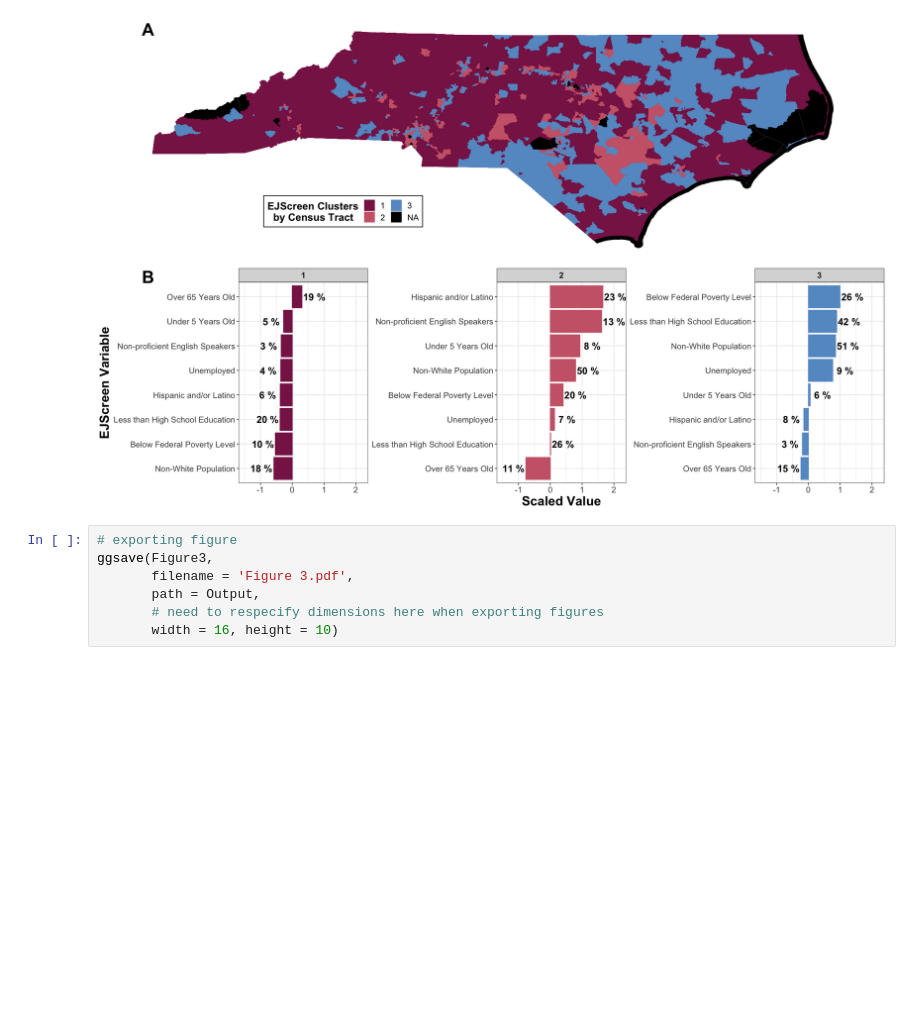
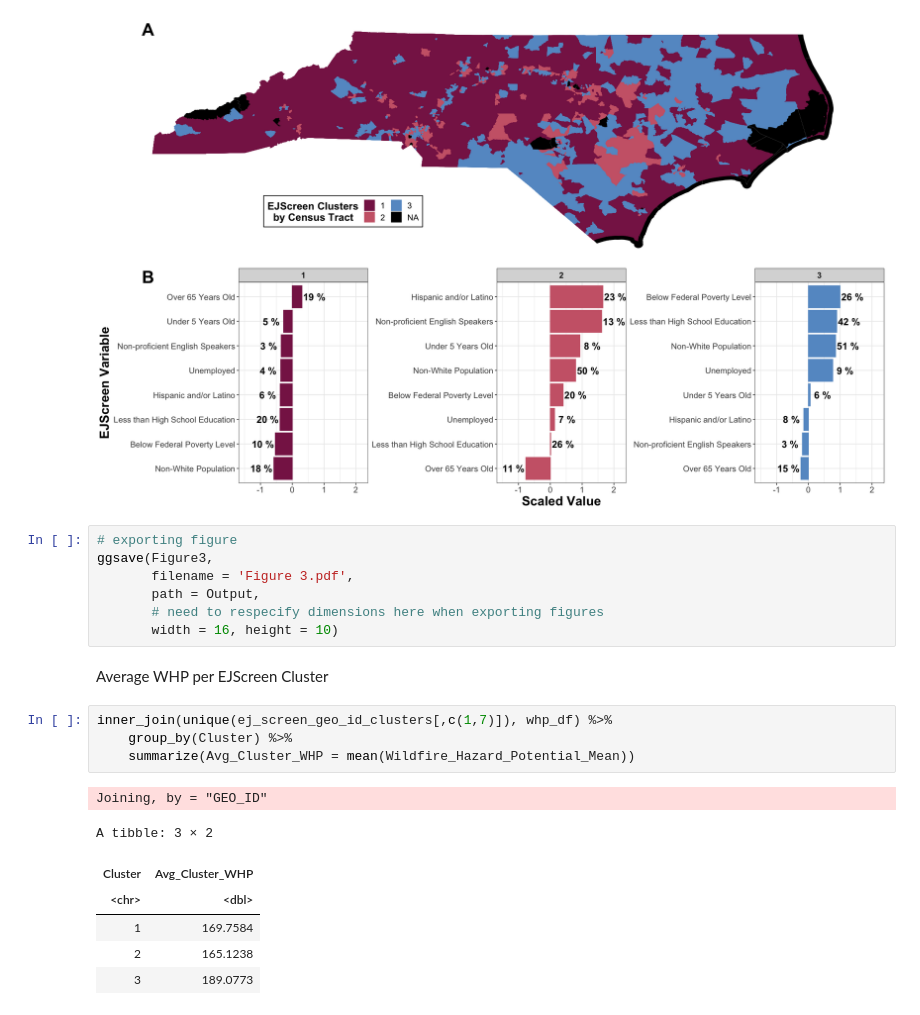
Before and after one commit to UNC-CEMALB/ENVIROSCAN, a Jupyter notebook: 5. NC Mapping/Mapping.ipynb, the cells around one changed output. Drawn from its saved outputs; the diff is of its cells as text; blank space fills up the shorter version.

```diff
--- a/5. NC Mapping/Mapping.ipynb
+++ b/5. NC Mapping/Mapping.ipynb
@@ -376,3 +377,17 @@ ggsave(Figure3,
        path = Output,
        # need to respecify dimensions here when exporting figures
        width = 16, height = 10)
+# %% [markdown]
+Average WHP per EJScreen Cluster
+# %%
+inner_join(unique(ej_screen_geo_id_clusters[,c(1,7)]), whp_df) %>%
+    group_by(Cluster) %>%
+    summarize(Avg_Cluster_WHP = mean(Wildfire_Hazard_Potential_Mean))
+# %% [output]
+Joining, by = "GEO_ID"
+A tibble: 3 × 2
+| Cluster | Avg_Cluster_WHP |
+| <chr> | <dbl> |
+| 1 | 169.7584 |
+| 2 | 165.1238 |
+| 3 | 189.0773 |
```
Also changed, not shown: parts of 1 cell of this notebook.
